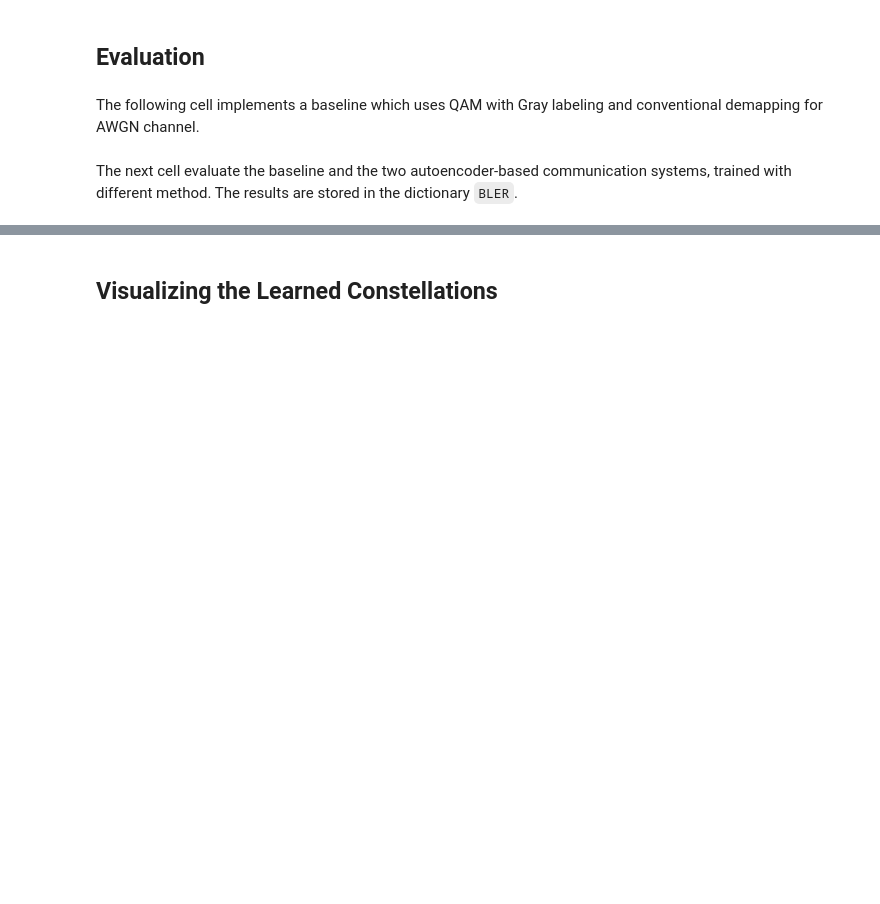
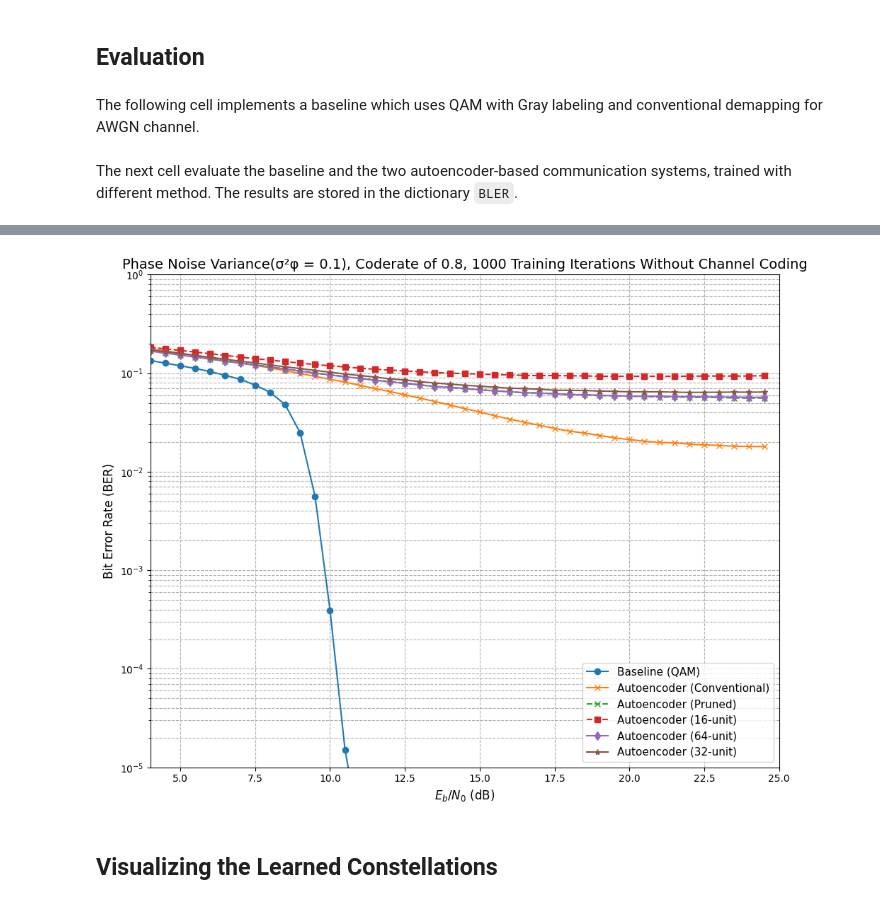
Before and after one commit to Joboreh97/Codes-that-function, a Jupyter notebook: tutorials/phy/0.8coderate_phasenoise0.316stddev_1000batches_uncoded_channel.ipynb, the cells around one changed output, grey strips where cells are left out. Drawn from its saved outputs; the diff is of its cells as text; code cells hidden in the pictures; blank space fills up the shorter version.

```diff
--- a/tutorials/phy/0.8coderate_phasenoise0.316stddev_1000batches_uncoded_channel.ipynb
+++ b/tutorials/phy/0.8coderate_phasenoise0.316stddev_1000batches_uncoded_channel.ipynb
@@ -274,7 +275,7 @@ def create_64_unit_functional_demapper_phase_noise_from_preprocessed(num_bits_pe
 32 Neurones Demapper
 # %%
 def create_32_unit_functional_demapper_phase_noise_from_preprocessed(num_bits_per_symbol, bitwise=True):
-    z_input = Input(shape=(250, 4), dtype=tf.float32, name="z_input")
+    z_input = Input(shape=(num_symbols_per_codeword, 4), dtype=tf.float32, name="z_input")
     x = Dense(32, activation='relu', name='dense1')(z_input)
     x = Dense(32, activation='relu', name='dense2')(x)
     x = Dense(32, activation='relu', name='dense3')(x)
@@ -284,7 +285,7 @@ def create_32_unit_functional_demapper_phase_noise_from_preprocessed(num_bits_pe
     return model
 # %%
 def create_16_unit_functional_demapper_phase_noise_from_preprocessed(num_bits_per_symbol, bitwise=True):
-    z_input = Input(shape=(250, 4), dtype=tf.float32, name="z_input")
+    z_input = Input(shape=(num_symbols_per_codeword, 4), dtype=tf.float32, name="z_input")
     x = Dense(16, activation='relu', name='dense1')(z_input)
     x = Dense(16, activation='relu', name='dense2')(x)
     x = Dense(16, activation='relu', name='dense3')(x)
@@ -310,7 +311,7 @@ def create_pruned_functional_demapper_phase_noise_from_preprocessed(num_bits_per
         end_step=pruning_params["end_step"],
     )
     prune_low_magnitude = tfmot.sparsity.keras.prune_low_magnitude
-    z_input = Input(shape=(250, 4), dtype=tf.float32, name="z_input")
+    z_input = Input(shape=(num_symbols_per_codeword, 4), dtype=tf.float32, name="z_input")
     x = prune_low_magnitude(Dense(512, activation='relu', name='pruned_dense1'), pruning_schedule=pruning_schedule)(z_input)
     x = prune_low_magnitude(Dense(512, activation='relu', name='pruned_dense2'), pruning_schedule=pruning_schedule)(x)
     x = prune_low_magnitude(Dense(512, activation='relu', name='pruned_dense3'), pruning_schedule=pruning_schedule)(x)
@@ -438,8 +439,8 @@ class E2ESystemConventionalTraining(tf.keras.Model):
         self._demapper_type = demapper_type  # Store demapper type
         # Transmitter - Use custom binary source
         self._binary_source = DynamicBinarySource(dtype=tf.float32)
-        if not self._training:
-            self._encoder = LDPC5GEncoder(k, n, num_bits_per_symbol)
+        # if not self._training:
+        #     self._encoder = LDPC5GEncoder(k, n, num_bits_per_symbol)
 
         qam_points = Constellation("qam", num_bits_per_symbol).points
         initial_points_r = tf.math.real(qam_points)
@@ -478,8 +479,8 @@ class E2ESystemConventionalTraining(tf.keras.Model):
             else:
                 raise ValueError(f"Unsupported demapper_type: {demapper_type}. Use '512', '64', or '32'.")
 
-        if not self._training:
-            self._decoder = LDPC5GDecoder(self._encoder, hard_out=True)
+        # if not self._training:
+        #     self._decoder = LDPC5GDecoder(self._encoder, hard_out=True)
 
         if self._training:
             self._bce = tf.keras.losses.BinaryCrossentropy(from_logits=True)
@@ -505,7 +506,7 @@ class E2ESystemConventionalTraining(tf.keras.Model):
         else:
             shape = tf.stack([batch_size, k])
             b = self._binary_source(shape)
-            c = self._encoder(b)
+            c = b
 
         # Clean constellation (after mapping)
         x_clean = self._mapper(c)
@@ -515,11 +516,10 @@ class E2ESystemConventionalTraining(tf.keras.Model):
 
         # Stage 2: Phase noise only (no AWGN)
         sigma_phi = tf.fill([batch_size, 1], 0.316)
-        x_phase_only = self._phase_noise(x_clean, sigma_phi)
+        x_phase_only = self._phase_noise((x_clean, sigma_phi))
 
         # Stage 3: Joint impairment (phase noise + AWGN)
         x_joint = self._phase_noise((x_awgn_only, sigma_phi))
-
         return {
             'clean': x_clean,
             'awgn_only': x_awgn_only,
@@ -543,12 +543,12 @@ class E2ESystemConventionalTraining(tf.keras.Model):
         # Use dynamic batch size with custom binary source
         if self._training:
             # Create shape tensor [batch_size, n]
-            shape = tf.stack([batch_size, n])
+            shape = tf.stack([batch_size, k])
             c = self._binary_source(shape)
         else:
             shape = tf.stack([batch_size, k])
             b = self._binary_source(shape)
-            c = self._encoder(b)
+            c = b
 
         x = self._mapper(c)
         #x_awgn = self._channel(x, no)
@@ -567,8 +567,9 @@ class E2ESystemConventionalTraining(tf.keras.Model):
             loss = self._bce(c_reshaped, llr)
             return loss
         else:
-            llr_reshaped = tf.reshape(llr, [batch_size, n])
-            b_hat = self._decoder(llr_reshaped)
+            llr_reshaped = tf.reshape(llr, [batch_size, k])
+            b_hat = tf.cast(llr_reshaped > 0, tf.float32)  # Hard decision
+
             return b, b_hat
 
     def train_step(self, data):
@@ -1031,34 +1124,36 @@ with open(results_filename, 'wb') as f:
 import matplotlib.pyplot as plt
 
 plt.figure(figsize=(10, 8))
 
 # Baseline (e.g., QAM)
 plt.semilogy(ebno_dbs, BER['baseline'], 'o-', color='C0', label='Baseline (QAM)')
 
 # Autoencoder (conventional training)
 plt.semilogy(ebno_dbs, BER['autoencoder-conv'], 'x-', color='C1', label='Autoencoder (Conventional)')
 
 # Autoencoder (QAT-trained)
 plt.semilogy(ebno_dbs, BER['autoencoder-pruned'], 'x--', color='C2', label='Autoencoder (Pruned)')
 
 # Autoencoder (Post-Training Quantized)
 plt.semilogy(ebno_dbs, BER['autoencoder-16unit'], 's--', color='C3', label='Autoencoder (16-unit)')
 
 # Update your plot to include the 64-unit results
 plt.semilogy(ebno_dbs, BER['autoencoder-64unit'], 'd-', color='C4', label='Autoencoder (64-unit)')
 
 # Update your plot to include the 32-unit results
 plt.semilogy(ebno_dbs, BER['autoencoder-32unit'], '*-', color='C5', label='Autoencoder (32-unit)')
 
 plt.xlabel(r"$E_b/N_0$ (dB)", fontsize=12)
 plt.ylabel("Bit Error Rate (BER)", fontsize=12)
-plt.title("Phase Noise Variance(σ²φ = 0.1), Coderate of 0.8, 1000 Training Iterations and Channel Coding", fontsize=14)
+plt.title("Phase Noise Variance(σ²φ = 0.1), Coderate of 0.8, 1000 Training Iterations Without Channel Coding", fontsize=14)
 plt.grid(True, which="both", linestyle='--', linewidth=0.8)
 plt.ylim((1e-5, 1.0))
 plt.xlim((ebno_db_min, ebno_db_max))
 plt.legend(fontsize=11)
 plt.tight_layout()
 plt.show()
+# %% [output]
+[figure, added]
 # %%
 # print("Quantized model evaluation:")
 # for layer in model_quantized.layers:
```
Also changed, not shown: parts of 11 cells of this notebook.
